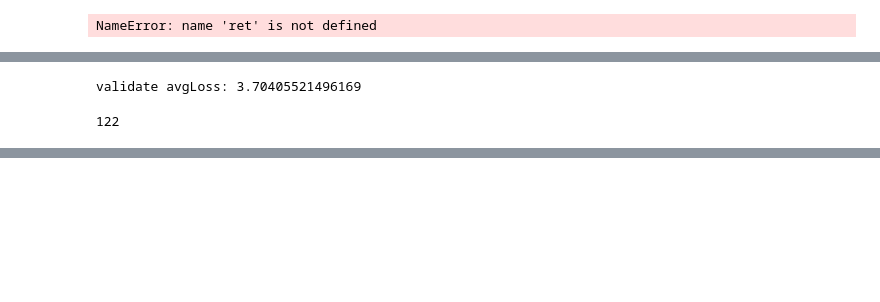
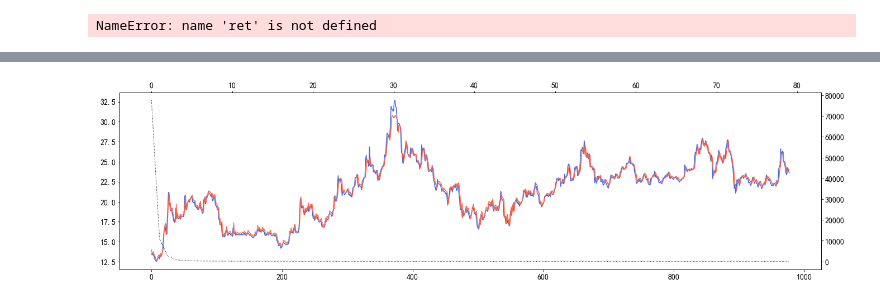
Before and after one commit to kaikai03/IndicatorLab, a Jupyter notebook: ind/Ind_Sentiment.ipynb, the cells around one changed output, grey strips where cells are left out. Drawn from its saved outputs; the diff is of its cells as text; code cells hidden in the pictures; blank space fills up the shorter version.

```diff
--- a/ind/Ind_Sentiment.ipynb
+++ b/ind/Ind_Sentiment.ipynb
@@ -368,25 +366,0 @@ Training time: 28.80533719062805
-# %%
-model.train(False)
-running_loss = .0
-
-predict=[]
-original=[]
-te
-for batch_index, batch in enumerate(test_loader):
-    x_batch,y_batch = batch[0],batch[1]
-
-    with torch.no_grad():
-        output = model(x_batch)
-        loss = criterion(output, y_batch)
-        running_loss += loss.item()
-        predict.extend(output.detach().numpy().squeeze().tolist())
-        original.extend(y_batch.detach().numpy().squeeze().tolist())
-
-print("validate avgLoss: {0}".format(running_loss/len(test_loader)))
-running_loss = .0
-# %% [output]
-validate avgLoss: 3.70405521496169
-# %%
-len(original)
-# %% [output]
-122
@@ -397,0 +367,7 @@ original = pd.DataFrame(original)
+# %%
+hist = []
+model,criterion,_ = lstm_train(train_loader, input_size=1, hidden_size=4, num_stacked_layers=1,
+                               model_criterion_optimiser=None,
+                               output_size=1, num_epochs=80,historys=hist,verbose=False)
+model_check_plot(model, criterion, x_train, y_train, historys=hist)
+# %% [output]
@@ -398 +376,2 @@ original = pd.DataFrame(original)
+[figure, added]
 # %%
```
Also changed, not shown: parts of 20 cells of this notebook.
